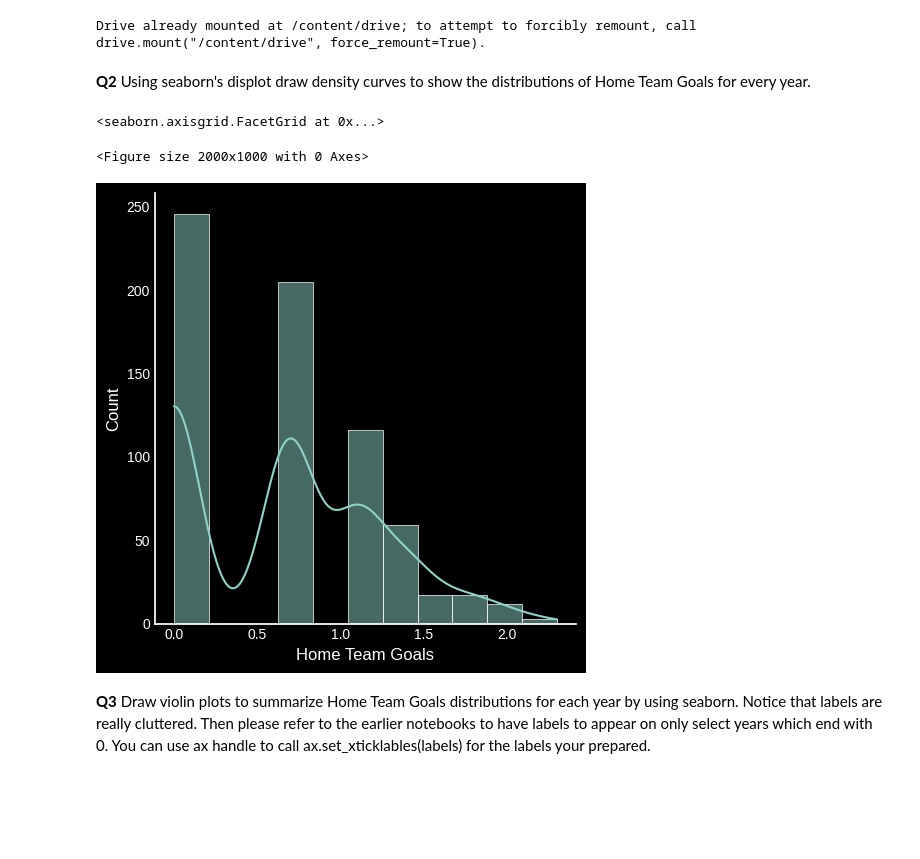
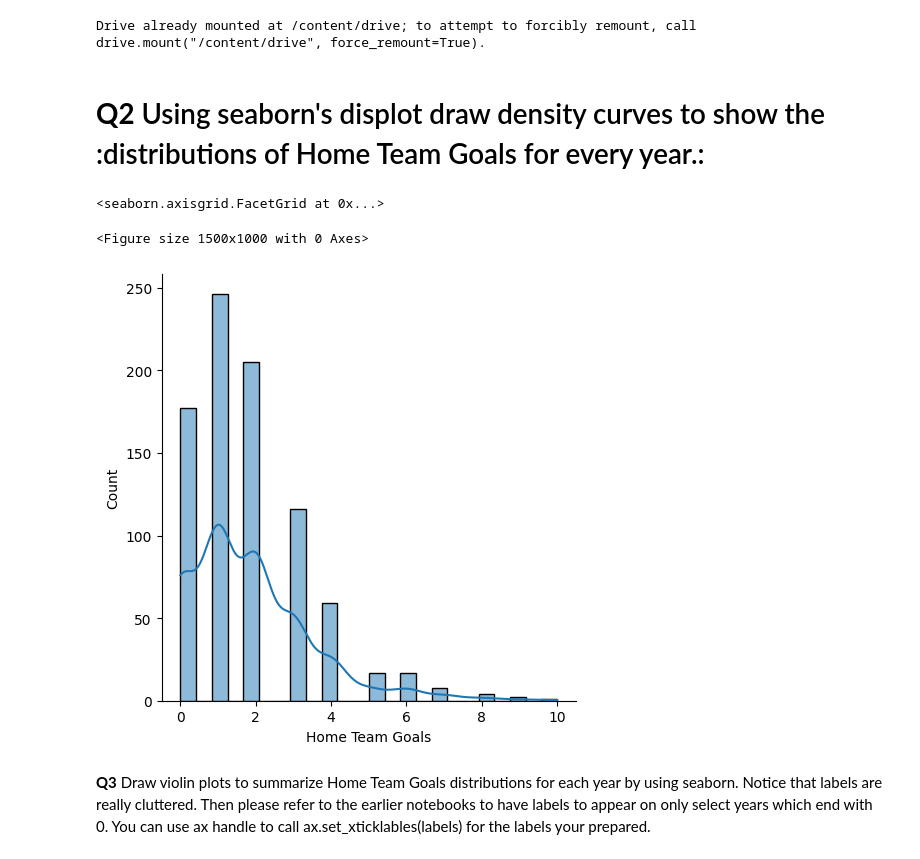
Before and after one commit to kc8egq/CSC302_Data_Visualization, a Jupyter notebook: HW3.ipynb, the cells around one changed output. Saved outputs shown, nothing was run; the diff lists cells and outputs as text; code cells hidden in the pictures; blank space fills up the shorter version.

```diff
--- a/HW3.ipynb
+++ b/HW3.ipynb
@@ -14,16 +16,23 @@ worldCupMatches = pd.read_csv('/content/drive/MyDrive/DATA/WorldCupMatches.csv')
 # %% [output]
 Drive already mounted at /content/drive; to attempt to forcibly remount, call drive.mount("/content/drive", force_remount=True).
 # %% [markdown]
-**Q2** Using seaborn's displot draw density curves to show the distributions of Home Team Goals for every year.
+# **Q2** Using seaborn's displot draw density curves to show the :distributions of Home Team Goals for every year.:
 # %%
 import numpy as np
-plt.figure(figsize=(20,10))
-#sns.distplot(worldCupMatches['Home Team Goals'],color='blue')
-sns.displot(np.log(worldCupMatches['Home Team Goals']), kind='hist', kde='True')
+plt.figure(figsize=(15,10))
+
+goalsYearData =pd.DataFrame(worldCupMatches[['Home Team Goals','Year']].groupby(['Year']).sum('Home Team Goals').reset_index())
+#plt.hist(goalsYearData['Home Team Goals'])
+sns.displot(worldCupMatches['Home Team Goals'], kind='hist', kde='True' )
+
+#sns.displot(goalsYearData, x='Home Team Goals',kind='hist', kde='True')
+#sns.displot(np.log(goalsYearData['Home Team Goals']),kind='hist', kde='True')
+
+#goalsYearData
 # %% [output]
 <seaborn.axisgrid.FacetGrid at 0x...>
-<Figure size 2000x1000 with 0 Axes>
+<Figure size 1500x1000 with 0 Axes>
-[figure, old version]
+[figure, new version]
 # %% [markdown]
 **Q3** Draw violin plots to summarize Home Team Goals distributions for each year by using seaborn. Notice that labels are really cluttered. Then please refer to the earlier notebooks to have labels to appear on only select years which end with 0. You can use ax handle to call ax.set_xticklables(labels) for the labels your prepared.
 # %%
```
Also changed, not shown: parts of 6 cells of this notebook.
